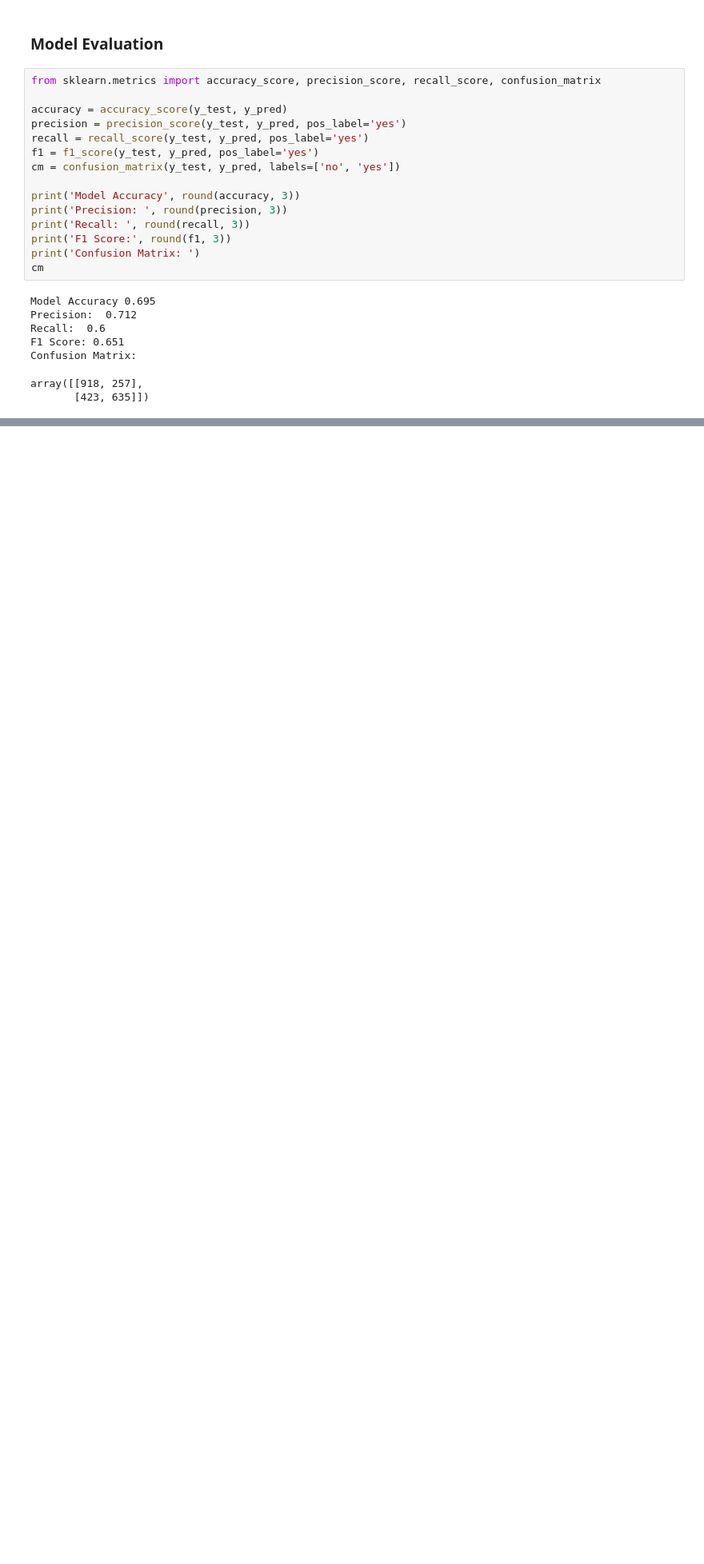
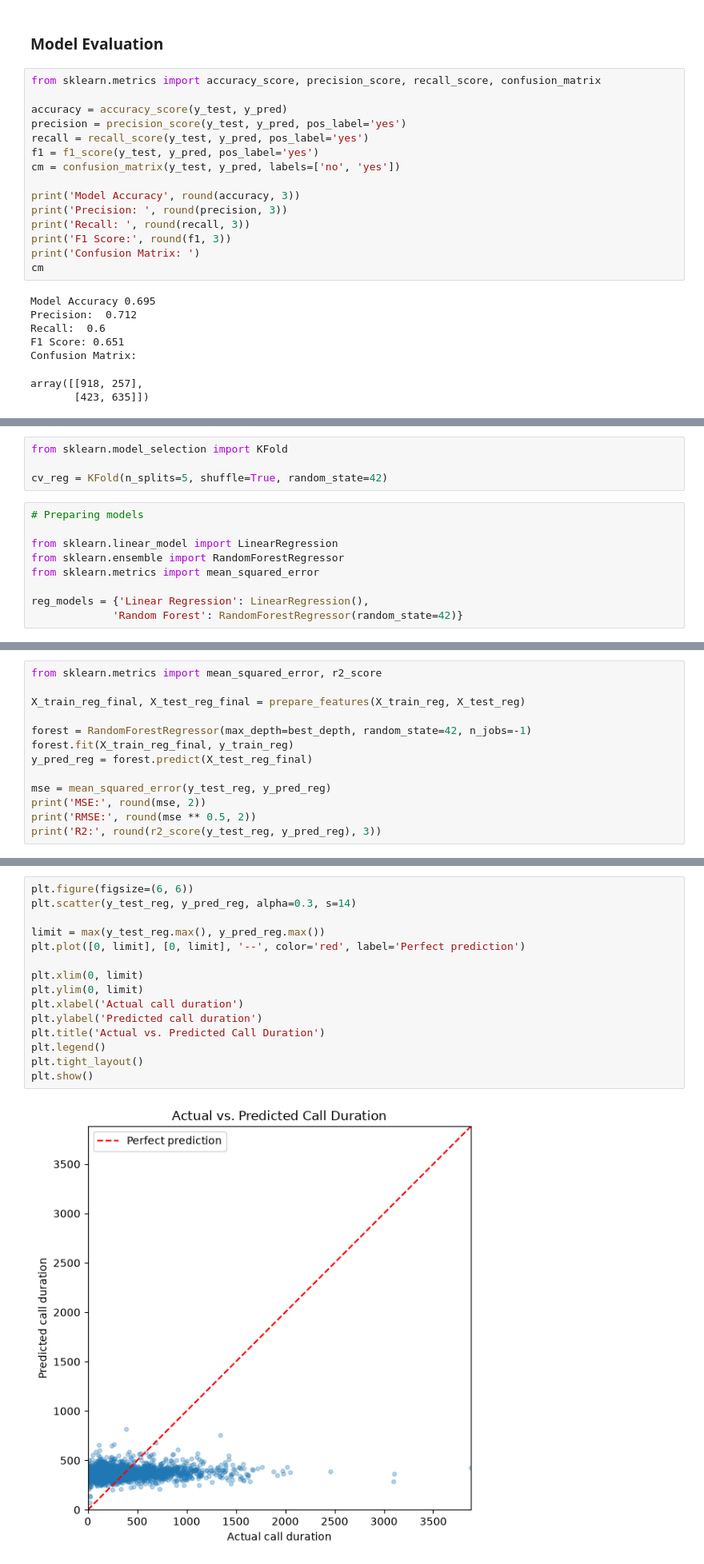
Before and after one commit to Yehia74/ML-Capstone-Project-yehia, a Jupyter notebook: notebooks/Bank_Marketing_Campaign_Analysis.ipynb, the cells around one changed output, grey strips where cells are left out. Shown at 80% size. Drawn from its saved outputs; the diff is of its cells as text; blank space fills up the shorter version.

```diff
--- a/notebooks/Bank_Marketing_Campaign_Analysis.ipynb
+++ b/notebooks/Bank_Marketing_Campaign_Analysis.ipynb
@@ -355,0 +383,13 @@ We selected Logistic Regression with C = 0.01 based on five-fold cross-validatio
+# %%
+from sklearn.model_selection import KFold
+
+cv_reg = KFold(n_splits=5, shuffle=True, random_state=42)
+# %%
+# Preparing models
+
+from sklearn.linear_model import LinearRegression
+from sklearn.ensemble import RandomForestRegressor
+from sklearn.metrics import mean_squared_error
+
+reg_models = {'Linear Regression': LinearRegression(),
+             'Random Forest': RandomForestRegressor(random_state=42)}
@@ -355,0 +523,13 @@ We selected Logistic Regression with C = 0.01 based on five-fold cross-validatio
+# %%
+from sklearn.metrics import mean_squared_error, r2_score
+
+X_train_reg_final, X_test_reg_final = prepare_features(X_train_reg, X_test_reg)
+
+forest = RandomForestRegressor(max_depth=best_depth, random_state=42, n_jobs=-1)
+forest.fit(X_train_reg_final, y_train_reg)
+y_pred_reg = forest.predict(X_test_reg_final)
+
+mse = mean_squared_error(y_test_reg, y_pred_reg)
+print('MSE:', round(mse, 2))
+print('RMSE:', round(mse ** 0.5, 2))
+print('R2:', round(r2_score(y_test_reg, y_pred_reg), 3))
@@ -355,0 +540,17 @@ We selected Logistic Regression with C = 0.01 based on five-fold cross-validatio
+# %%
+plt.figure(figsize=(6, 6))
+plt.scatter(y_test_reg, y_pred_reg, alpha=0.3, s=14)
+
+limit = max(y_test_reg.max(), y_pred_reg.max())
+plt.plot([0, limit], [0, limit], '--', color='red', label='Perfect prediction')
+
+plt.xlim(0, limit)
+plt.ylim(0, limit)
+plt.xlabel('Actual call duration')
+plt.ylabel('Predicted call duration')
+plt.title('Actual vs. Predicted Call Duration')
+plt.legend()
+plt.tight_layout()
+plt.show()
+# %% [output]
+[figure, added]
```
Also changed, not shown: parts of 42 cells of this notebook, 1 other file.
